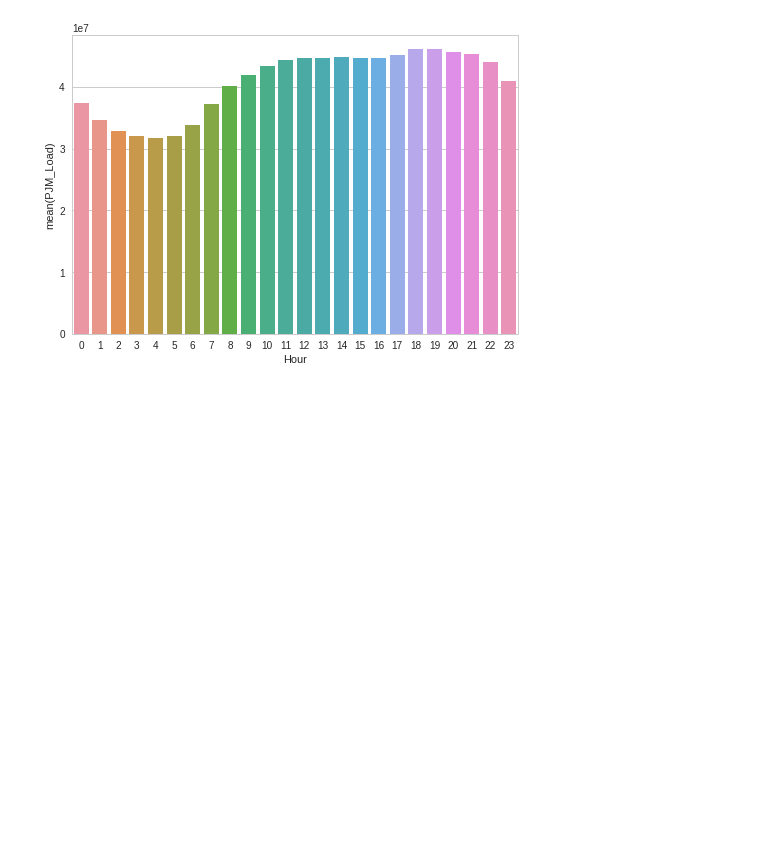
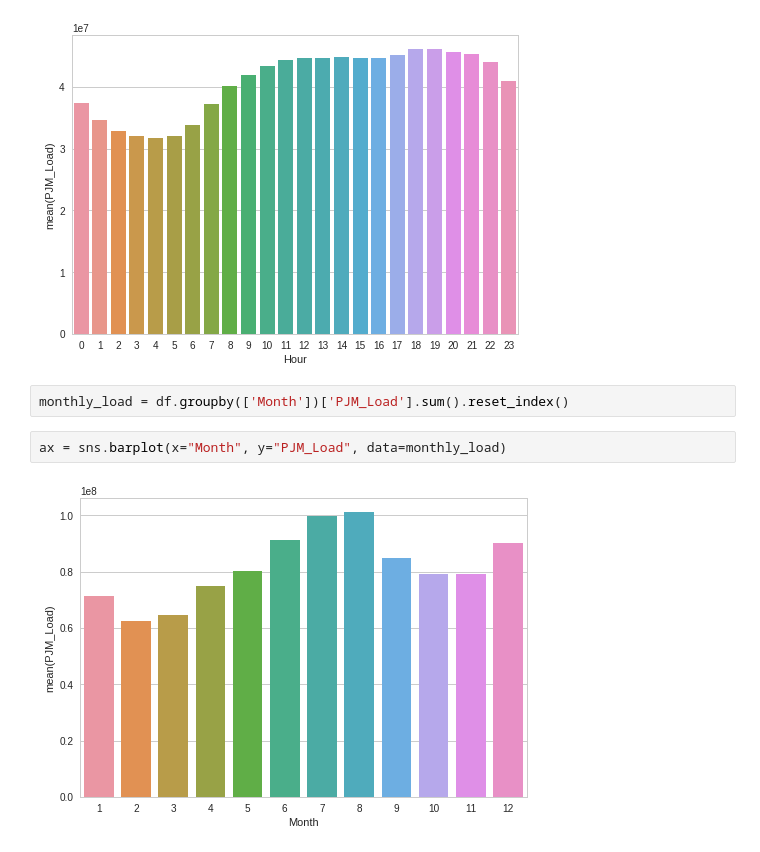
Before and after one commit to ROARMarketingConcepts/Data-Analysis-Projects, a Jupyter notebook: Energy_Consumption.ipynb, the cells around one changed output. Saved outputs shown, nothing was run; the diff lists cells and outputs as text; blank space fills up the shorter version.

```diff
--- a/Energy_Consumption.ipynb
+++ b/Energy_Consumption.ipynb
@@ -171,3 +173,9 @@ hourly_load = df.groupby(['Hour'])['PJM_Load'].sum().reset_index()
 ax = sns.barplot(x="Hour", y="PJM_Load", data=hourly_load)
 # %% [output]
 [figure]
+# %%
+monthly_load = df.groupby(['Month'])['PJM_Load'].sum().reset_index()
+# %%
+ax = sns.barplot(x="Month", y="PJM_Load", data=monthly_load)
+# %% [output]
+[figure, added]
```
Also changed, not shown: parts of 1 cell of this notebook.
